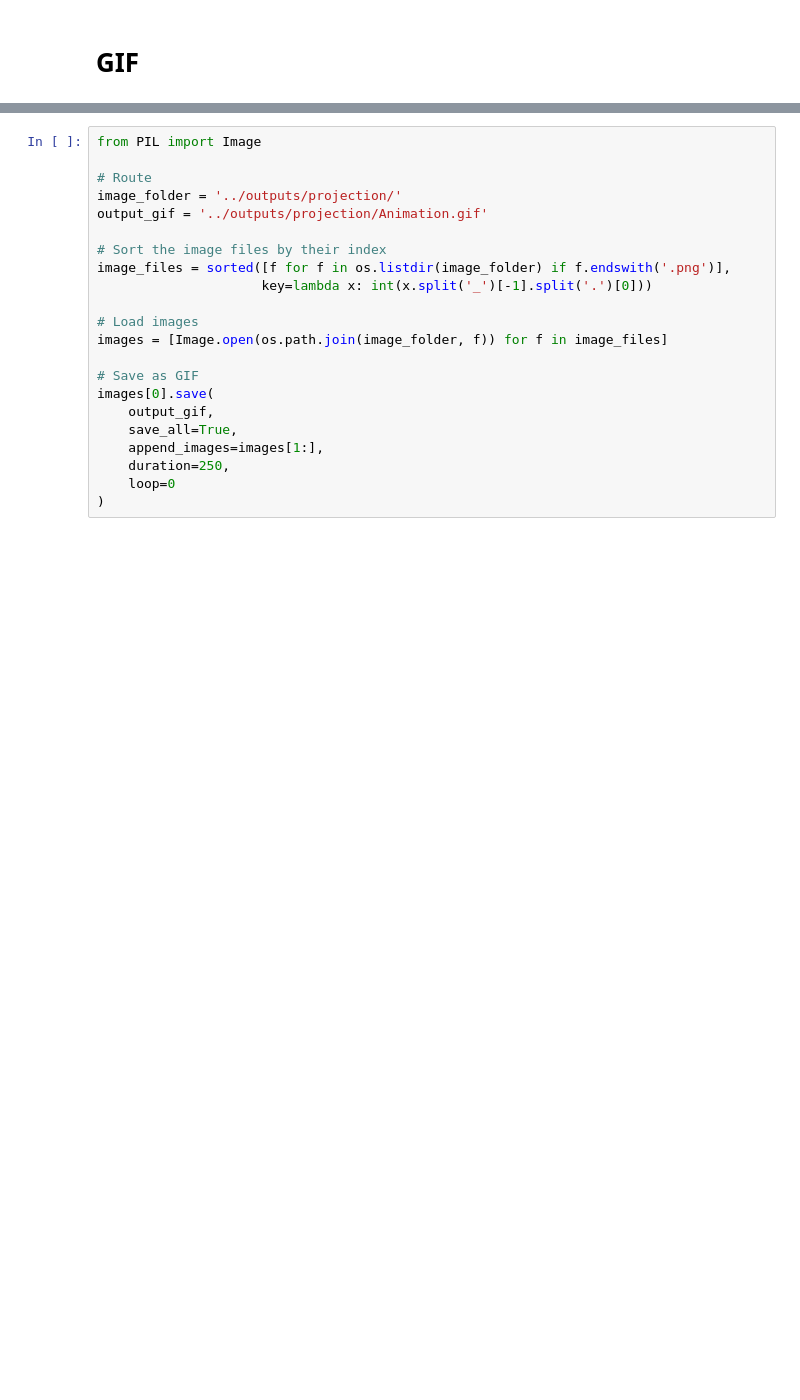
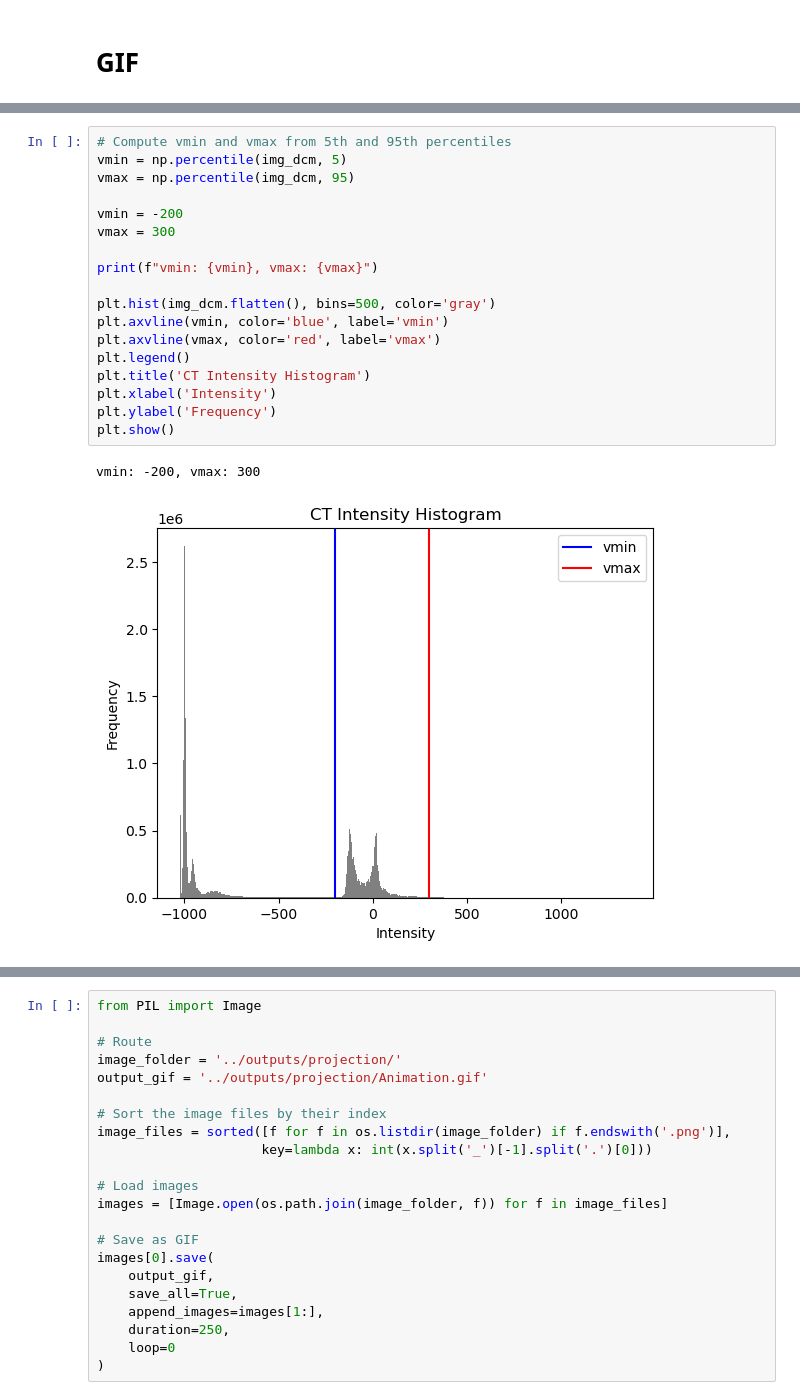
Before and after one commit to OliverJosep/11763-Medical-Image-Processing-Final-Project, a Jupyter notebook: notebook/objective1.ipynb, the cells around one changed output, grey strips where cells are left out. Cells and saved outputs as stored; diff of their text form; blank space fills up the shorter version.

```diff
--- a/notebook/objective1.ipynb
+++ b/notebook/objective1.ipynb
@@ -313,3 +405,24 @@ for idx, alpha in enumerate(np.linspace(0, 360*(n-1)/n, num=n)):
     ax.axis("off")
     fig.savefig(os.path.join(output_dir, f'Projection_{idx}.png'), bbox_inches='tight', pad_inches=0)
     plt.close(fig)
+# %%
+# Compute vmin and vmax from 5th and 95th percentiles
+vmin = np.percentile(img_dcm, 5)
+vmax = np.percentile(img_dcm, 95)
+
+vmin = -200
+vmax = 300
+
+print(f"vmin: {vmin}, vmax: {vmax}")
+
+plt.hist(img_dcm.flatten(), bins=500, color='gray')
+plt.axvline(vmin, color='blue', label='vmin')
+plt.axvline(vmax, color='red', label='vmax')
+plt.legend()
+plt.title('CT Intensity Histogram')
+plt.xlabel('Intensity')
+plt.ylabel('Frequency')
+plt.show()
+# %% [output]
+vmin: -200, vmax: 300
+[figure, added]
```
Also changed, not shown: parts of 11 cells of this notebook, 17 other files.
